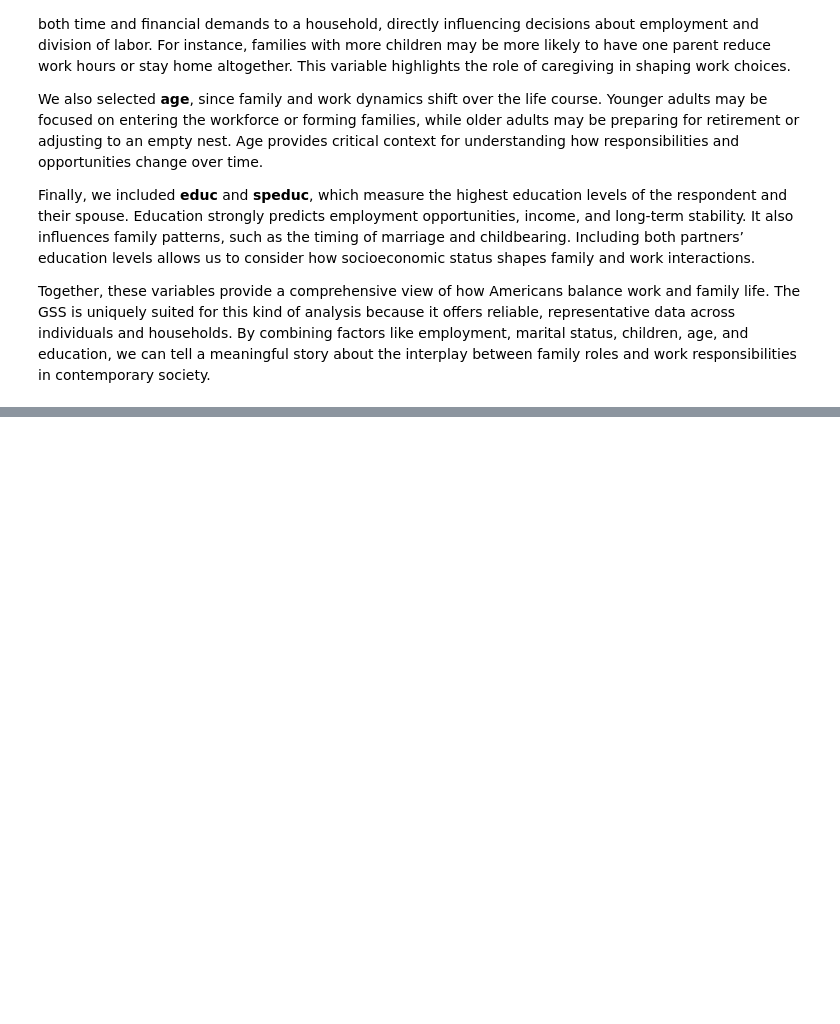
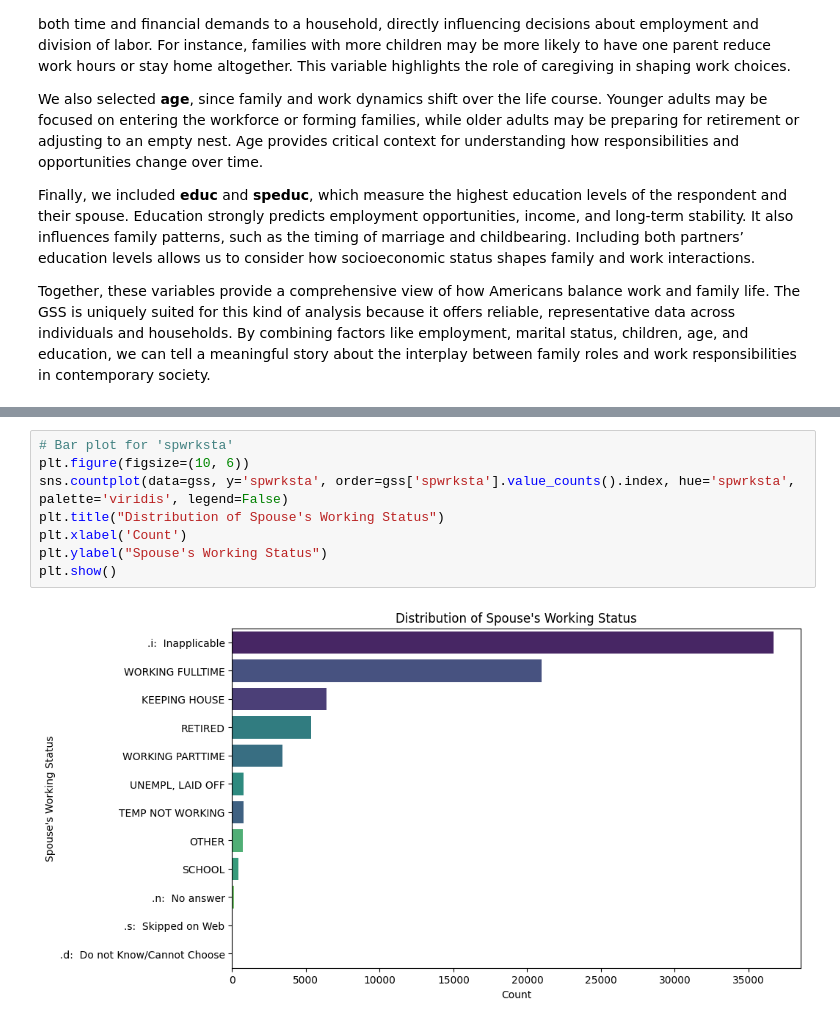
Before and after one commit to meherkalsi13-png/lab_eda, a Jupyter notebook: lab_notebook.ipynb, the cells around one changed output, grey strips where cells are left out. Drawn from its saved outputs; the diff is of its cells as text; blank space fills up the shorter version.

```diff
--- a/lab_notebook.ipynb
+++ b/lab_notebook.ipynb
@@ -181,0 +207,10 @@ Together, these variables provide a comprehensive view of how Americans balance
+# %%
+# Bar plot for 'spwrksta'
+plt.figure(figsize=(10, 6))
+sns.countplot(data=gss, y='spwrksta', order=gss['spwrksta'].value_counts().index, hue='spwrksta', palette='viridis', legend=False)
+plt.title("Distribution of Spouse's Working Status")
+plt.xlabel('Count')
+plt.ylabel("Spouse's Working Status")
+plt.show()
+# %% [output]
+[figure, added]
```
Also changed, not shown: parts of 7 cells of this notebook.
